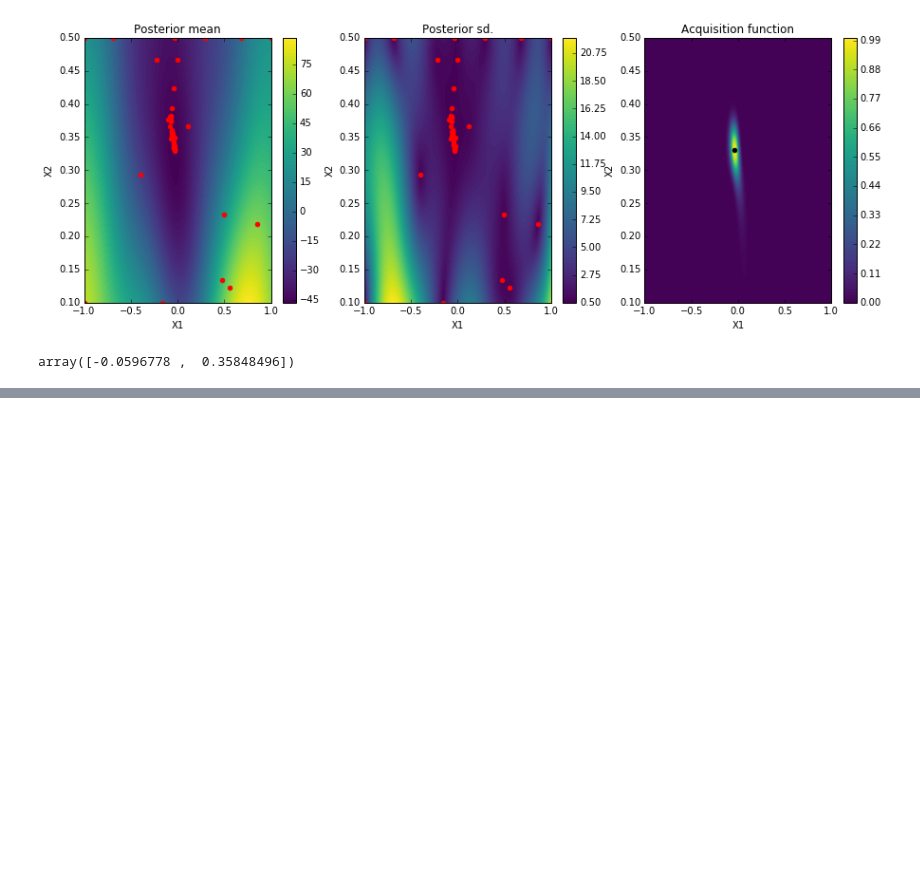
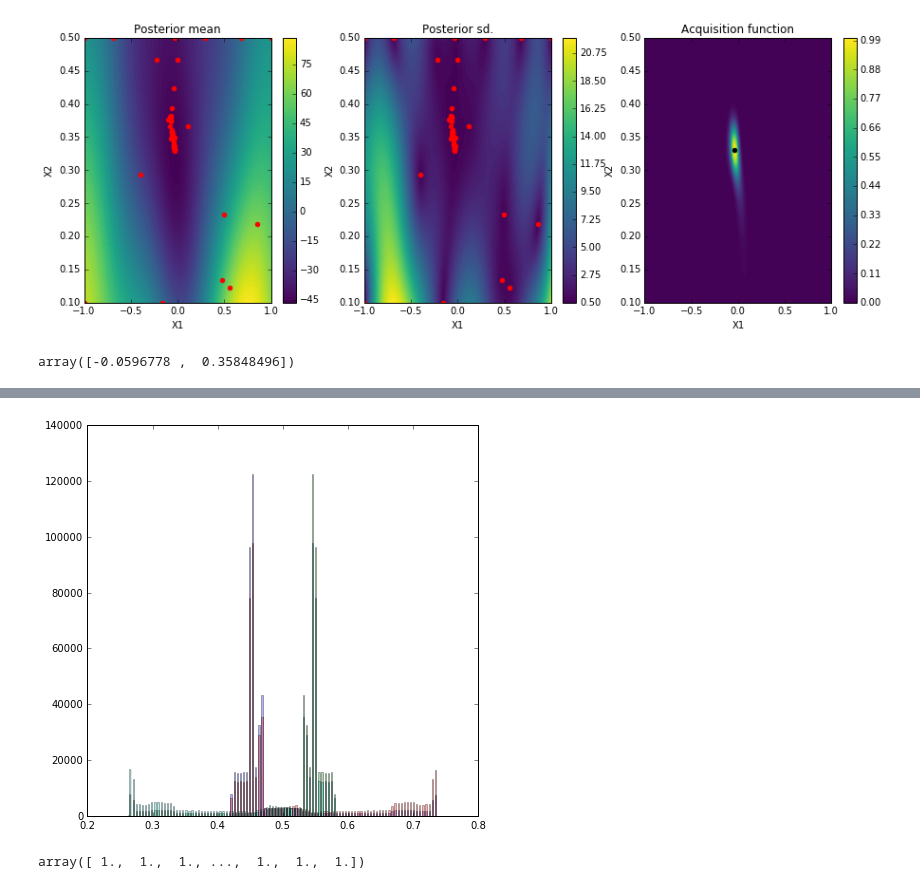
Before and after one commit to cranmer/carl-notebooks, a Jupyter notebook: Gaussian on flat background.ipynb, the cells around one changed output, grey strips where cells are left out. Cells and saved outputs as stored; diff of their text form; code cells hidden in the pictures; blank space fills up the shorter version.

```diff
--- a/Gaussian on flat background.ipynb
+++ b/Gaussian on flat background.ipynb
@@ -336,0 +356,12 @@ array([-0.0596778 ,  0.35848496])
+# %%
+s0 = clf.predict_proba(X_test[n_train_samples/2:-1])
+s1 = clf.predict_proba(X_test[0:n_train_samples/2])
+# %%
+h = plt.hist(s0, bins=100, alpha=0.3)
+_ = plt.hist(s1, bins=h[1], alpha=0.3)
+# %% [output]
+[figure, added]
+# %%
+s0[s0>.5]
+# %% [output]
+array([ 1.,  1.,  1., ...,  1.,  1.,  1.])
```
Also changed, not shown: parts of 15 cells of this notebook, 1 other file.
